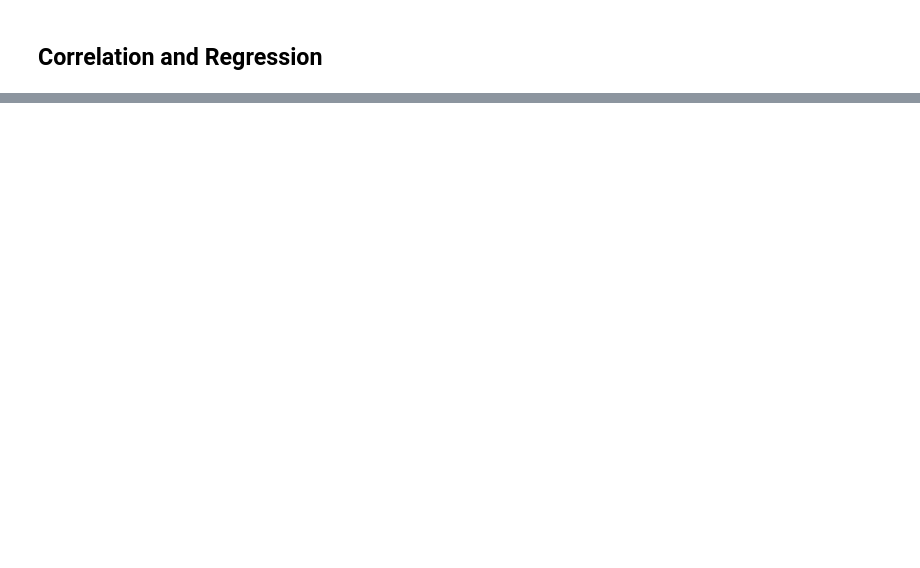
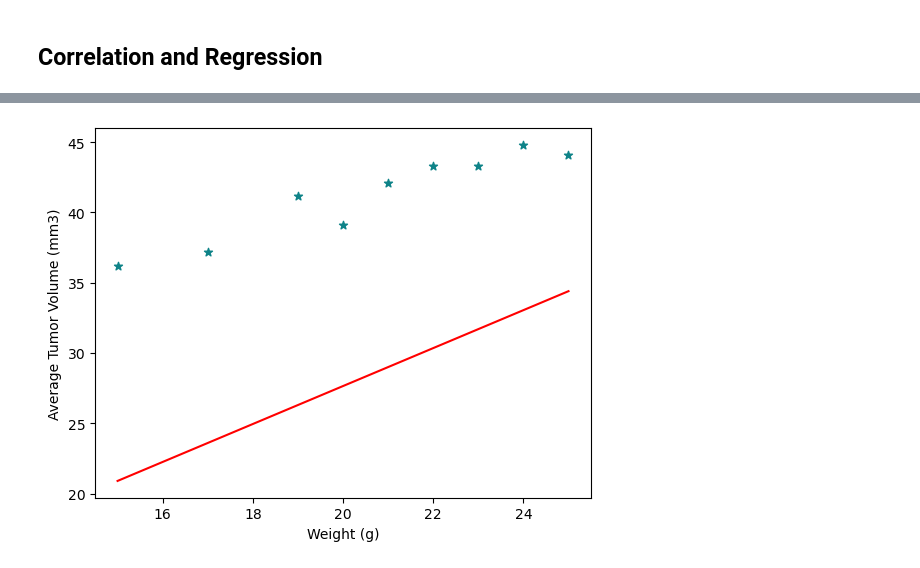
Before and after one commit to Fuy98/Challenge-5, a Jupyter notebook: Challenge-5.ipynb, the cells around one changed output, grey strips where cells are left out. Saved outputs shown, nothing was run; the diff lists cells and outputs as text; code cells hidden in the pictures; blank space fills up the shorter version.

```diff
--- a/Challenge-5.ipynb
+++ b/Challenge-5.ipynb
@@ -316,0 +373,10 @@ Greatest_time
+# %%
+X_line = np.array([[15], [25]])
+y_line = model.predict(X_line)
+plt.plot(X_line, y_line, color='red', label='Linear Regression Line')
+plt.scatter(x_axis,y_values, label='Tumor Volume (mm3)', marker='*', color='#0E8388')
+plt.xlabel('Weight (g)')
+plt.ylabel('Average Tumor Volume (mm3)')
+plt.show()
+# %% [output]
+[figure, added]
```
Also changed, not shown: parts of 9 cells of this notebook.
